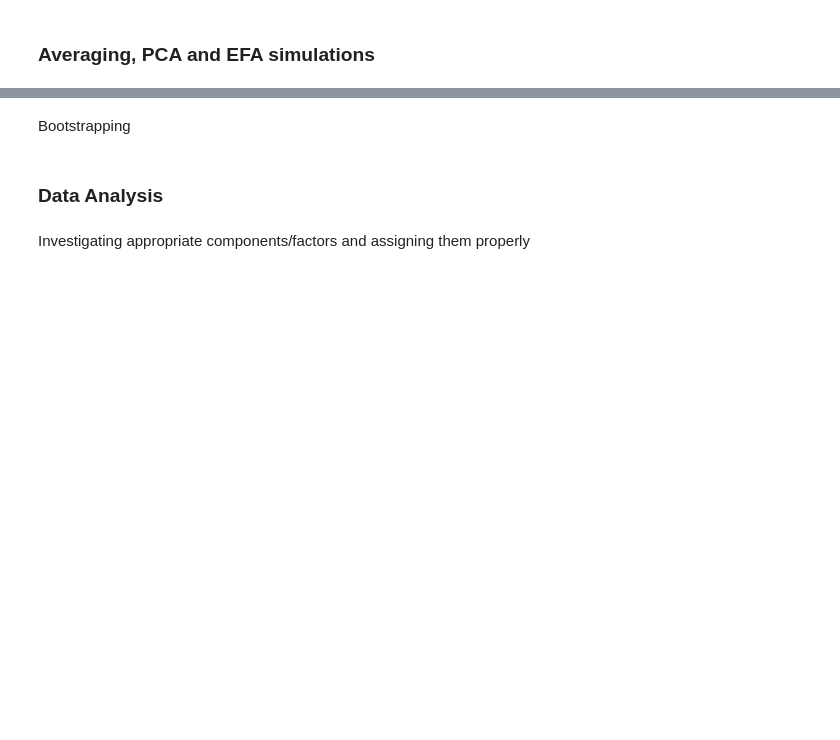
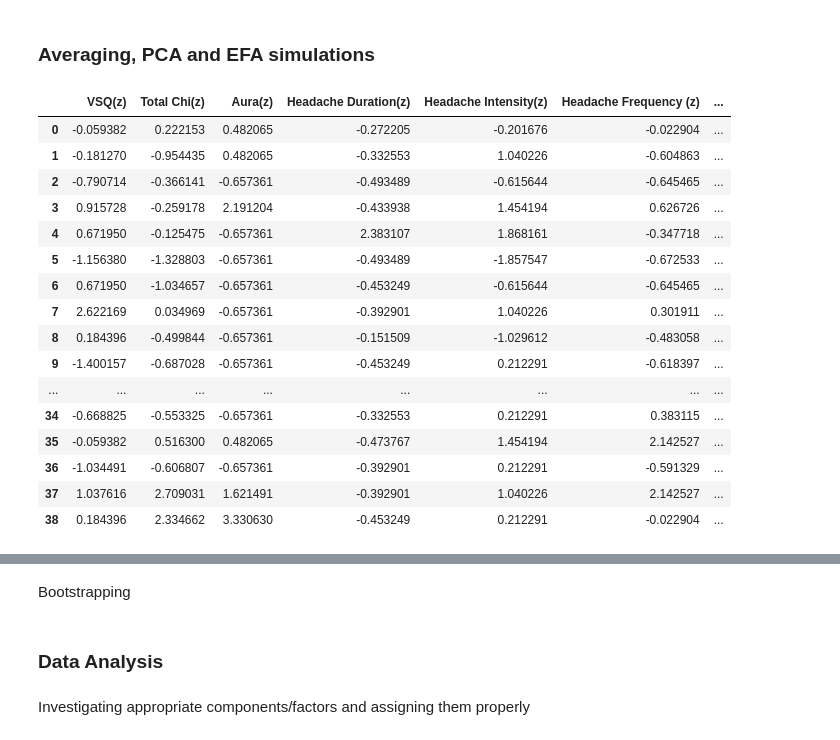
Before and after one commit to tomjefferis/EEG-Neuroscience-PhD-1, a Jupyter notebook: code/main/misc/factor_analysis.ipynb, the cells around one changed output, grey strips where cells are left out. Cells and saved outputs as stored; diff of their text form; code cells hidden in the pictures; blank space fills up the shorter version.

```diff
--- a/code/main/misc/factor_analysis.ipynb
+++ b/code/main/misc/factor_analysis.ipynb
@@ -13,7 +11,22 @@ num_var = 7
 # %%
 factors = pd.read_csv('factors.csv')
-
-if num_var == 7:
-    variables = factors
-else:
-    variables = factors[['VSQ(z)', 'Total Chi(z)', 'Aura(z)']]
+variables = factors
+variables
+# %% [output]
+|  | VSQ(z) | Total Chi(z) | Aura(z) | Headache Duration(z) | Headache Intensity(z) | Headache Frequency (z) | ... |
+| 0 | -0.059382 | 0.222153 | 0.482065 | -0.272205 | -0.201676 | -0.022904 | ... |
+| 1 | -0.181270 | -0.954435 | 0.482065 | -0.332553 | 1.040226 | -0.604863 | ... |
+| 2 | -0.790714 | -0.366141 | -0.657361 | -0.493489 | -0.615644 | -0.645465 | ... |
+| 3 | 0.915728 | -0.259178 | 2.191204 | -0.433938 | 1.454194 | 0.626726 | ... |
+| 4 | 0.671950 | -0.125475 | -0.657361 | 2.383107 | 1.868161 | -0.347718 | ... |
+| 5 | -1.156380 | -1.328803 | -0.657361 | -0.493489 | -1.857547 | -0.672533 | ... |
+| 6 | 0.671950 | -1.034657 | -0.657361 | -0.453249 | -0.615644 | -0.645465 | ... |
+| 7 | 2.622169 | 0.034969 | -0.657361 | -0.392901 | 1.040226 | 0.301911 | ... |
+| 8 | 0.184396 | -0.499844 | -0.657361 | -0.151509 | -1.029612 | -0.483058 | ... |
+| 9 | -1.400157 | -0.687028 | -0.657361 | -0.453249 | 0.212291 | -0.618397 | ... |
+| ... | ... | ... | ... | ... | ... | ... | ... |
+| 34 | -0.668825 | -0.553325 | -0.657361 | -0.332553 | 0.212291 | 0.383115 | ... |
+| 35 | -0.059382 | 0.516300 | 0.482065 | -0.473767 | 1.454194 | 2.142527 | ... |
+| 36 | -1.034491 | -0.606807 | -0.657361 | -0.392901 | 0.212291 | -0.591329 | ... |
+| 37 | 1.037616 | 2.709031 | 1.621491 | -0.392901 | 1.040226 | 2.142527 | ... |
+| 38 | 0.184396 | 2.334662 | 3.330630 | -0.453249 | 0.212291 | -0.022904 | ... |
```
Also changed, not shown: parts of 13 cells of this notebook, 7 other files.
